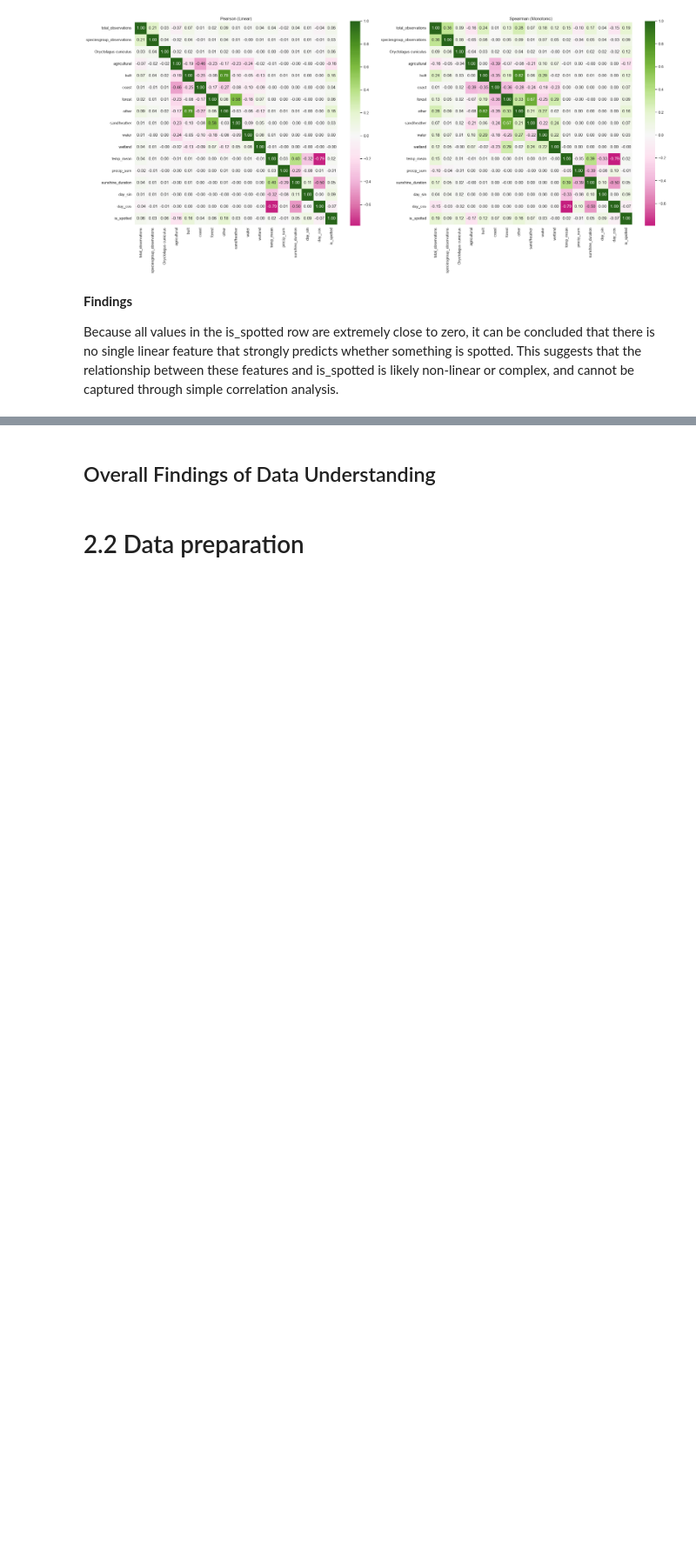
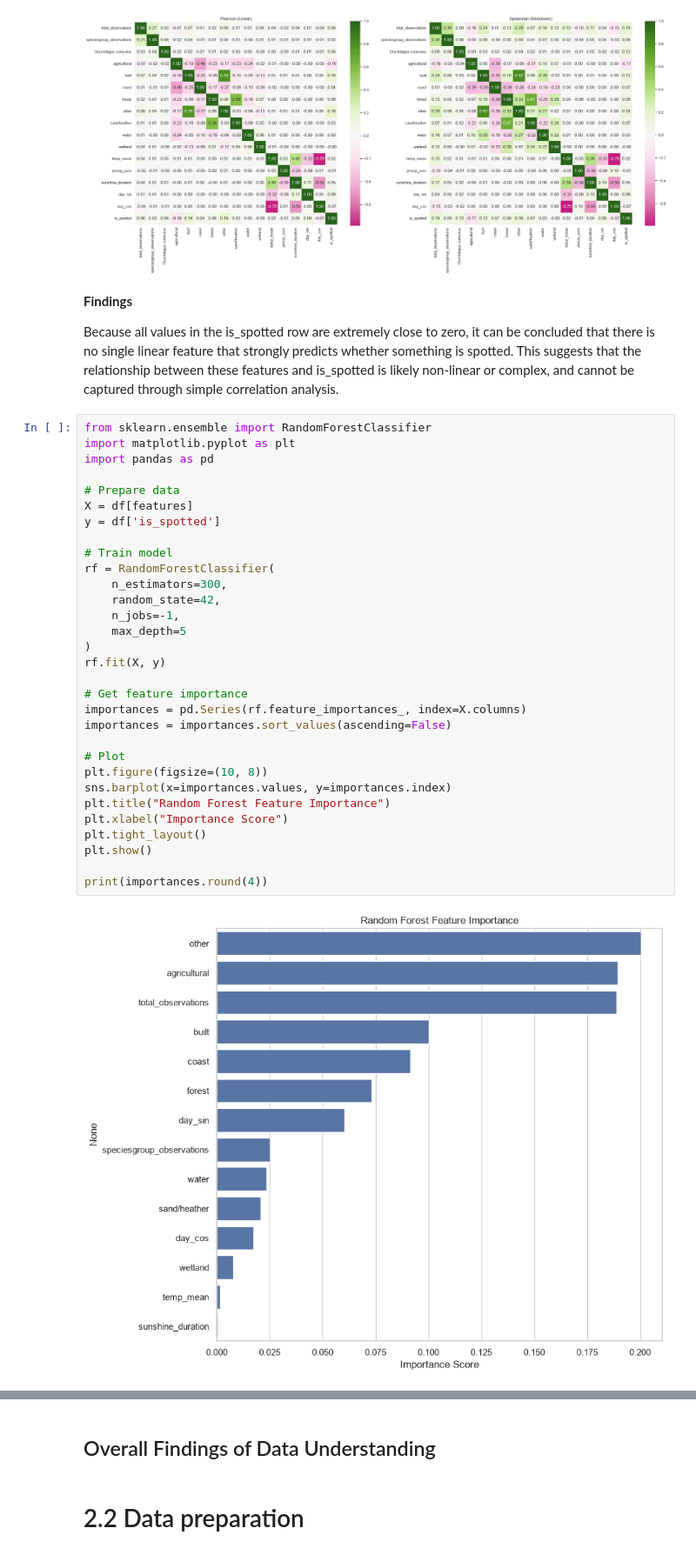
Before and after one commit to Sannebeast/Rabbitions, a Jupyter notebook: notebooks/project.ipynb, the cells around one changed output, grey strips where cells are left out. Shown at 87% size. Cells and saved outputs as stored; diff of their text form; blank space fills up the shorter version.

```diff
--- a/notebooks/project.ipynb
+++ b/notebooks/project.ipynb
@@ -498,3 +504,36 @@ plt.show()
 **Findings**
 
 Because all values in the is_spotted row are extremely close to zero, it can be concluded that there is no single linear feature that strongly predicts whether something is spotted. This suggests that the relationship between these features and is_spotted is likely non-linear or complex, and cannot be captured through simple correlation analysis.
+# %%
+from sklearn.ensemble import RandomForestClassifier
+import matplotlib.pyplot as plt
+import pandas as pd
+
+# Prepare data
+X = df[features]
+y = df['is_spotted']
+
+# Train model
+rf = RandomForestClassifier(
+    n_estimators=300,
+    random_state=42,
+    n_jobs=-1,
+    max_depth=5
+)
+rf.fit(X, y)
+
+# Get feature importance
+importances = pd.Series(rf.feature_importances_, index=X.columns)
+importances = importances.sort_values(ascending=False)
+
+# Plot
+plt.figure(figsize=(10, 8))
+sns.barplot(x=importances.values, y=importances.index)
+plt.title("Random Forest Feature Importance")
+plt.xlabel("Importance Score")
+plt.tight_layout()
+plt.show()
+
+print(importances.round(4))
+# %% [output]
+[figure, added]
```
Also changed, not shown: parts of 11 cells of this notebook.
